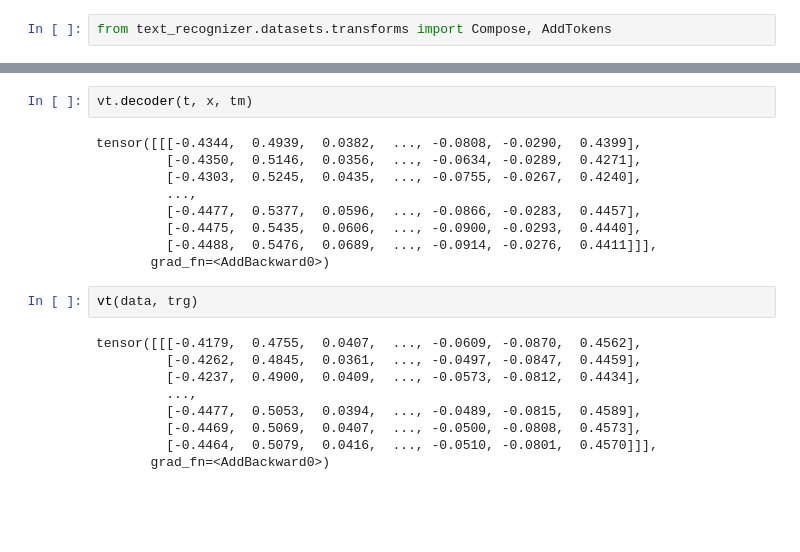
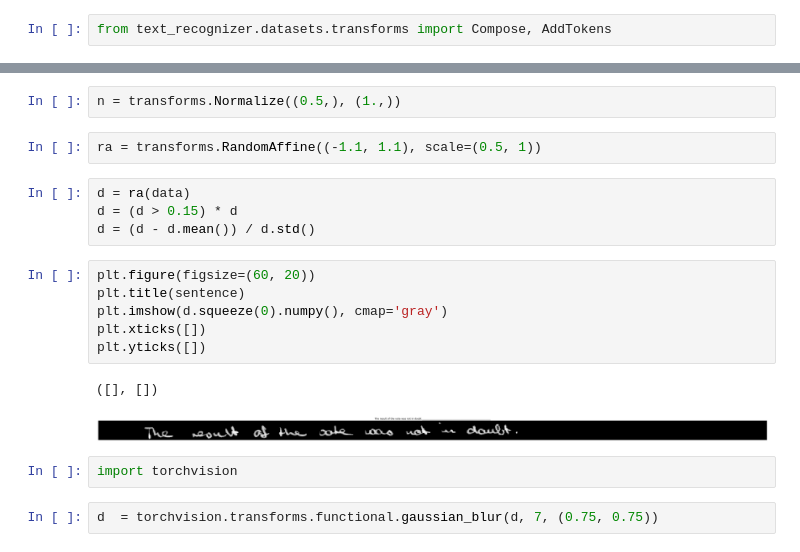
Before and after one commit to aktersnurra/text-recognizer, a Jupyter notebook: src/notebooks/04a-look-at-iam-lines.ipynb, the cells around one changed output, grey strips where cells are left out. Cells and saved outputs as stored; diff of their text form; blank space fills up the shorter version.

```diff
--- a/src/notebooks/04a-look-at-iam-lines.ipynb
+++ b/src/notebooks/04a-look-at-iam-lines.ipynb
@@ -242,22 +152,21 @@ t
-# %%
-vt.decoder(t, x, tm)
-# %% [output]
-tensor([[[-0.4344,  0.4939,  0.0382,  ..., -0.0808, -0.0290,  0.4399],
-         [-0.4350,  0.5146,  0.0356,  ..., -0.0634, -0.0289,  0.4271],
-         [-0.4303,  0.5245,  0.0435,  ..., -0.0755, -0.0267,  0.4240],
-         ...,
-         [-0.4477,  0.5377,  0.0596,  ..., -0.0866, -0.0283,  0.4457],
-         [-0.4475,  0.5435,  0.0606,  ..., -0.0900, -0.0293,  0.4440],
-         [-0.4488,  0.5476,  0.0689,  ..., -0.0914, -0.0276,  0.4411]]],
-       grad_fn=<AddBackward0>)
-# %%
-vt(data, trg)
-# %% [output]
-tensor([[[-0.4179,  0.4755,  0.0407,  ..., -0.0609, -0.0870,  0.4562],
-         [-0.4262,  0.4845,  0.0361,  ..., -0.0497, -0.0847,  0.4459],
-         [-0.4237,  0.4900,  0.0409,  ..., -0.0573, -0.0812,  0.4434],
-         ...,
-         [-0.4477,  0.5053,  0.0394,  ..., -0.0489, -0.0815,  0.4589],
-         [-0.4469,  0.5069,  0.0407,  ..., -0.0500, -0.0808,  0.4573],
-         [-0.4464,  0.5079,  0.0416,  ..., -0.0510, -0.0801,  0.4570]]],
-       grad_fn=<AddBackward0>)
+# %%
+n = transforms.Normalize((0.5,), (1.,))
+# %%
+ra = transforms.RandomAffine((-1.1, 1.1), scale=(0.5, 1))
+# %%
+d = ra(data)
+d = (d > 0.15) * d
+d = (d - d.mean()) / d.std()
+# %%
+plt.figure(figsize=(60, 20))
+plt.title(sentence)
+plt.imshow(d.squeeze(0).numpy(), cmap='gray')
+plt.xticks([])
+plt.yticks([])
+# %% [output]
+([], [])
+[figure, added]
+# %%
+import torchvision
+# %%
+d  = torchvision.transforms.functional.gaussian_blur(d, 7, (0.75, 0.75))
```
Also changed, not shown: parts of 21 cells of this notebook, 10 other files.
